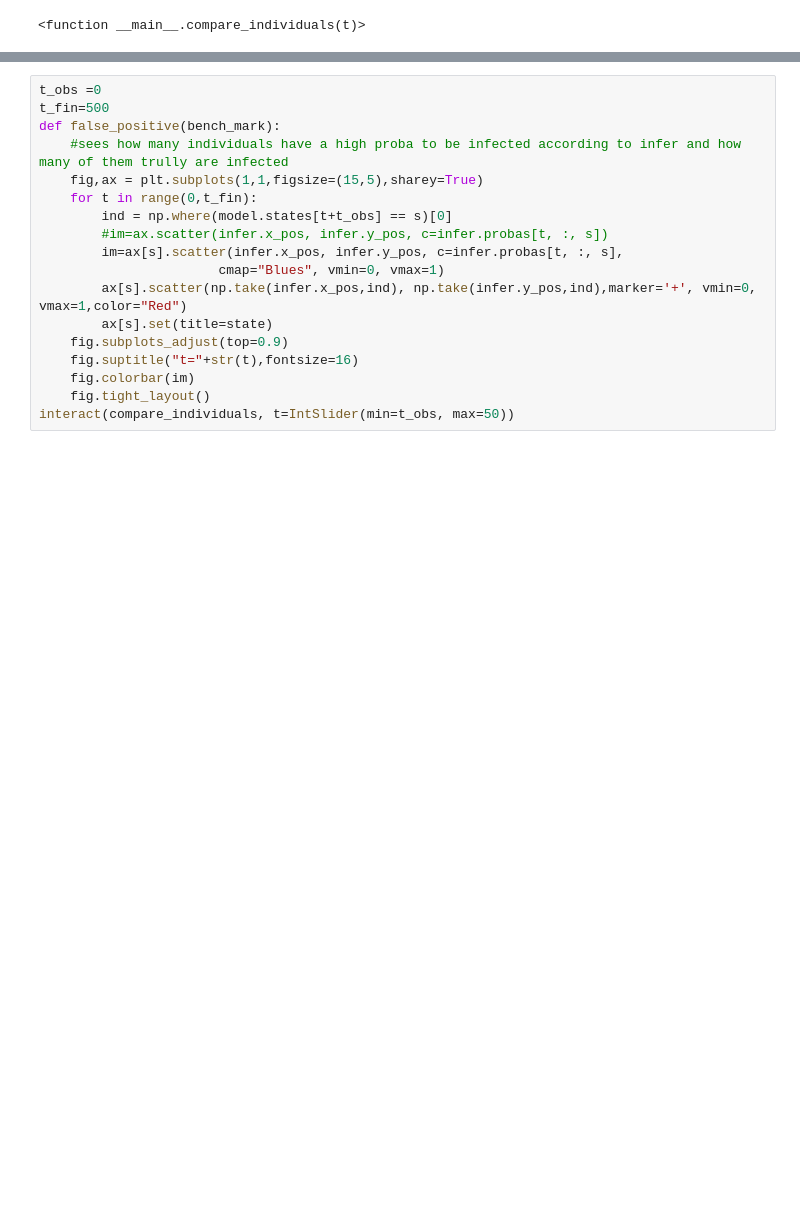
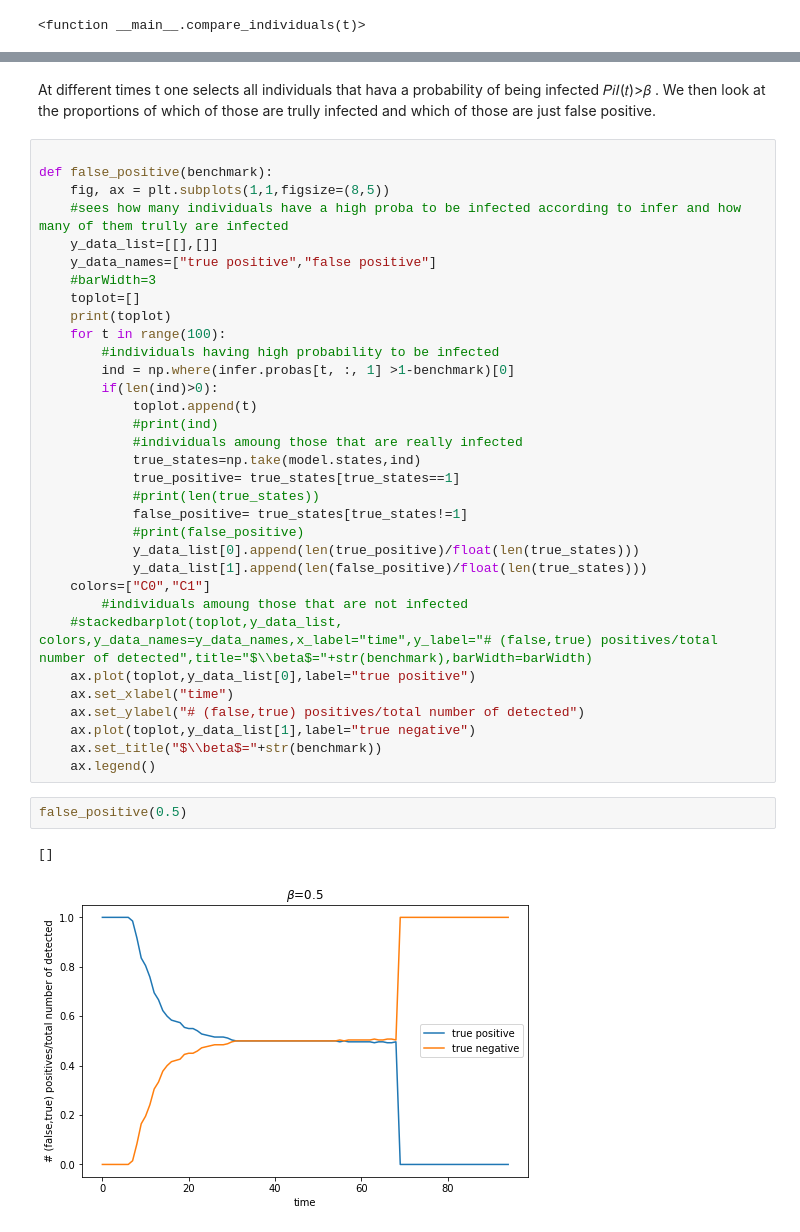
Before and after one commit to sphinxteam/sir_inference, a Jupyter notebook: Test_inference_Maria.ipynb, the cells around one changed output, grey strips where cells are left out. Cells and saved outputs as stored; diff of their text form; blank space fills up the shorter version.

Commit message:
corrected Test_inference_Maria.ipynb

```diff
--- a/Test_inference_Maria.ipynb
+++ b/Test_inference_Maria.ipynb
@@ -199,18 +199,40 @@ compare_individuals(100)
-# %%
-t_obs =0
-t_fin=500
-def false_positive(bench_mark):
-    #sees how many individuals have a high proba to be infected according to infer and how many of them trully are infected
-    fig,ax = plt.subplots(1,1,figsize=(15,5),sharey=True)
-    for t in range(0,t_fin):
-        ind = np.where(model.states[t+t_obs] == s)[0]
-        #im=ax.scatter(infer.x_pos, infer.y_pos, c=infer.probas[t, :, s])
-        im=ax[s].scatter(infer.x_pos, infer.y_pos, c=infer.probas[t, :, s],
-                       cmap="Blues", vmin=0, vmax=1)
-        ax[s].scatter(np.take(infer.x_pos,ind), np.take(infer.y_pos,ind),marker='+', vmin=0, vmax=1,color="Red")
-        ax[s].set(title=state)
-    fig.subplots_adjust(top=0.9)
-    fig.suptitle("t="+str(t),fontsize=16)
-    fig.colorbar(im)
-    fig.tight_layout()
-interact(compare_individuals, t=IntSlider(min=t_obs, max=50))
+# %% [markdown]
+At different times t one selects all individuals that hava a probability of being infected  𝑃𝑖𝐼(𝑡)>𝛽 . We then look at the proportions of which of those are trully infected and which of those are just false positive.
+# %%
+
+def false_positive(benchmark):
+    fig, ax = plt.subplots(1,1,figsize=(8,5))
+    #sees how many individuals have a high proba to be infected according to infer and how many of them trully are infected
+    y_data_list=[[],[]]
+    y_data_names=["true positive","false positive"]
+    #barWidth=3
+    toplot=[]
+    print(toplot)
+    for t in range(100):
+        #individuals having high probability to be infected
+        ind = np.where(infer.probas[t, :, 1] >1-benchmark)[0]
+        if(len(ind)>0):
+            toplot.append(t)
+            #print(ind)
+            #individuals amoung those that are really infected
+            true_states=np.take(model.states,ind)
+            true_positive= true_states[true_states==1]
+            #print(len(true_states))
+            false_positive= true_states[true_states!=1]
+            #print(false_positive)
+            y_data_list[0].append(len(true_positive)/float(len(true_states)))
+            y_data_list[1].append(len(false_positive)/float(len(true_states)))
+    colors=["C0","C1"]
+        #individuals amoung those that are not infected
+    #stackedbarplot(toplot,y_data_list, colors,y_data_names=y_data_names,x_label="time",y_label="# (false,true) positives/total number of detected",title="$\\beta$="+str(benchmark),barWidth=barWidth)
+    ax.plot(toplot,y_data_list[0],label="true positive")
+    ax.set_xlabel("time")
+    ax.set_ylabel("# (false,true) positives/total number of detected")
+    ax.plot(toplot,y_data_list[1],label="true negative")
+    ax.set_title("$\\beta$="+str(benchmark))
+    ax.legend()
+# %%
+false_positive(0.5)
+# %% [output]
+[]
+[figure, added]
```
Also changed, not shown: parts of 5 cells of this notebook.
